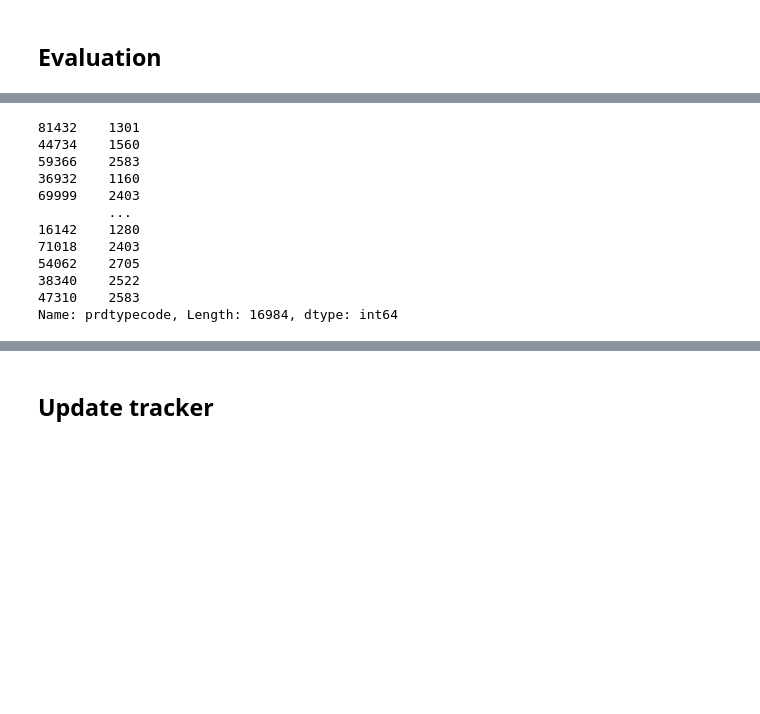
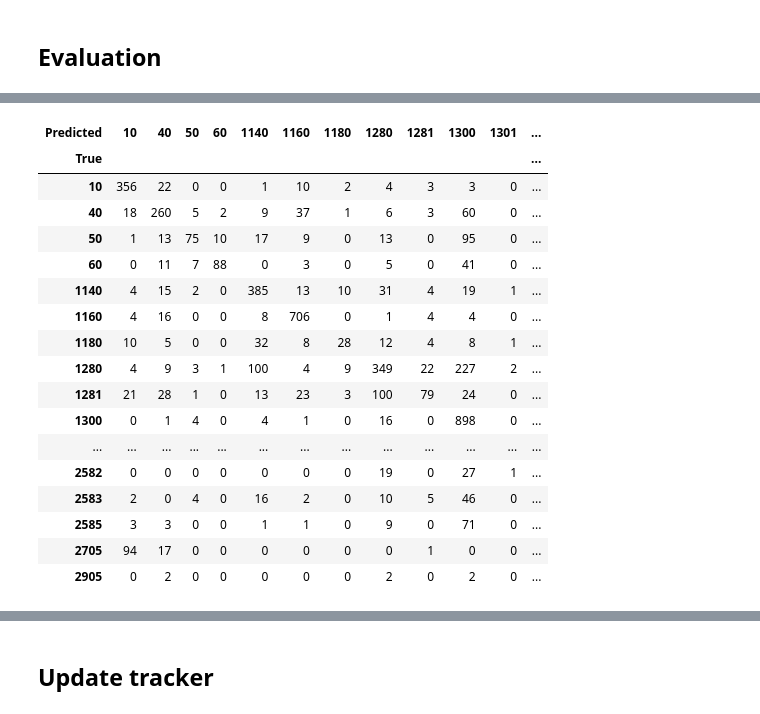
Before and after one commit to Kelorastus/Rakuten, a Jupyter notebook: notebooks/deep_learning_on_images/Valentin.ipynb, the cells around one changed output, grey strips where cells are left out. Drawn from its saved outputs; the diff is of its cells as text; code cells hidden in the pictures; blank space fills up the shorter version.

```diff
--- a/notebooks/deep_learning_on_images/Valentin.ipynb
+++ b/notebooks/deep_learning_on_images/Valentin.ipynb
@@ -283,0 +314,8 @@ reduce_lr = ReduceLROnPlateau(
+# %%
+# Pick max_epochs based on your available time
+available_minutes=50
+
+import math
+typical_minutes_per_epoch=2.058333 * X_train.shape[0] / 6793
+max_epochs=math.floor(available_minutes/typical_minutes_per_epoch)
+max_epochs
@@ -364,23 +439,30 @@ array([[4.03293734e-03, 2.56265956e-03, 5.15742786e-03, ...,
-# %%
-y_test
-# %% [output]
-81432    1301
-44734    1560
-59366    2583
-36932    1160
-69999    2403
-         ...
-16142    1280
-71018    2403
-54062    2705
-38340    2522
-47310    2583
-Name: prdtypecode, Length: 16984, dtype: int64
 # %%
 from sklearn import metrics
 # %%
 y_test_class = preprocessors['target'].inverse_transform(y_test_ohe.argmax(axis=1))
 y_pred_class = preprocessors['target'].inverse_transform(y_pred.argmax(axis=1))
+# %%
+pd.set_option('display.max_columns',None)
+pd.crosstab(y_test_class, y_pred_class, rownames=['True'], colnames=['Predicted'])
+# %% [output]
+| Predicted | 10 | 40 | 50 | 60 | 1140 | 1160 | 1180 | 1280 | 1281 | 1300 | 1301 | ... |
+| True |  |  |  |  |  |  |  |  |  |  |  | ... |
+| 10 | 356 | 22 | 0 | 0 | 1 | 10 | 2 | 4 | 3 | 3 | 0 | ... |
+| 40 | 18 | 260 | 5 | 2 | 9 | 37 | 1 | 6 | 3 | 60 | 0 | ... |
+| 50 | 1 | 13 | 75 | 10 | 17 | 9 | 0 | 13 | 0 | 95 | 0 | ... |
+| 60 | 0 | 11 | 7 | 88 | 0 | 3 | 0 | 5 | 0 | 41 | 0 | ... |
+| 1140 | 4 | 15 | 2 | 0 | 385 | 13 | 10 | 31 | 4 | 19 | 1 | ... |
+| 1160 | 4 | 16 | 0 | 0 | 8 | 706 | 0 | 1 | 4 | 4 | 0 | ... |
+| 1180 | 10 | 5 | 0 | 0 | 32 | 8 | 28 | 12 | 4 | 8 | 1 | ... |
+| 1280 | 4 | 9 | 3 | 1 | 100 | 4 | 9 | 349 | 22 | 227 | 2 | ... |
+| 1281 | 21 | 28 | 1 | 0 | 13 | 23 | 3 | 100 | 79 | 24 | 0 | ... |
+| 1300 | 0 | 1 | 4 | 0 | 4 | 1 | 0 | 16 | 0 | 898 | 0 | ... |
+| ... | ... | ... | ... | ... | ... | ... | ... | ... | ... | ... | ... | ... |
+| 2582 | 0 | 0 | 0 | 0 | 0 | 0 | 0 | 19 | 0 | 27 | 1 | ... |
+| 2583 | 2 | 0 | 4 | 0 | 16 | 2 | 0 | 10 | 5 | 46 | 0 | ... |
+| 2585 | 3 | 3 | 0 | 0 | 1 | 1 | 0 | 9 | 0 | 71 | 0 | ... |
+| 2705 | 94 | 17 | 0 | 0 | 0 | 0 | 0 | 0 | 1 | 0 | 0 | ... |
+| 2905 | 0 | 2 | 0 | 0 | 0 | 0 | 0 | 2 | 0 | 2 | 0 | ... |
 # %%
 tracker['weighted_avg_f1_score']=metrics.f1_score(y_test_class, y_pred_class, average='weighted')
 tracker['weighted_avg_f1_score']
```
Also changed, not shown: parts of 55 cells of this notebook.
